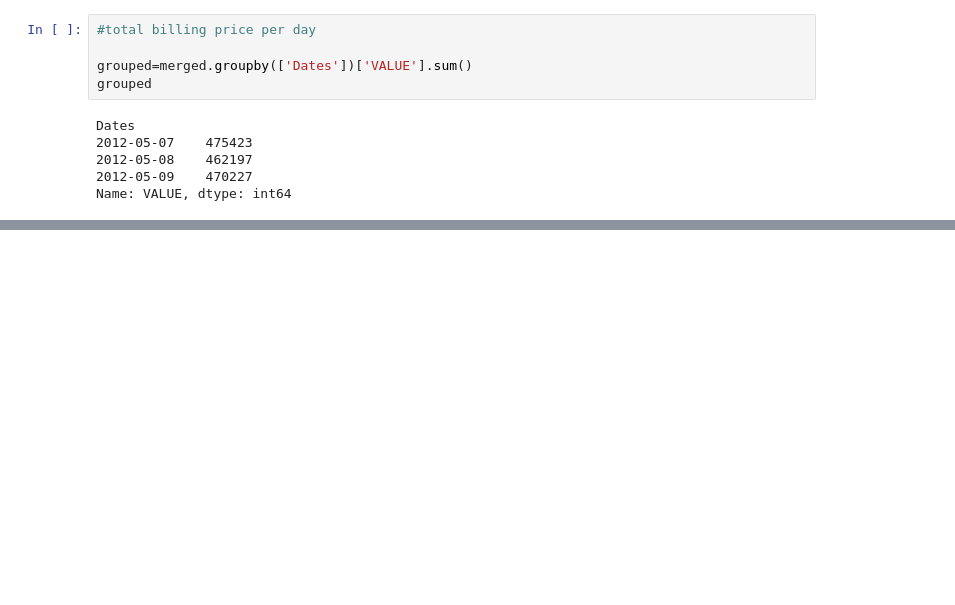
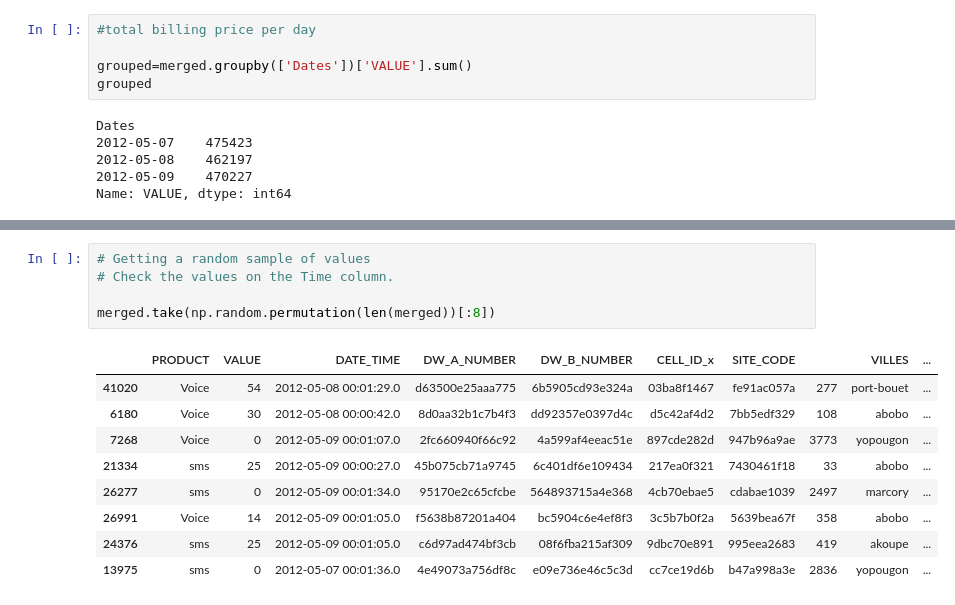
Before and after one commit to C-HARRIETH/TELECOM-DATA-ANALYSIS, a Jupyter notebook: Moringa_Data_Science_Prep_W3_Independent_Project_2021_01_Chebet_Harrieth_Data_Analysis_.ipynb, the cells around one changed output, grey strips where cells are left out. Cells and saved outputs as stored; diff of their text form; blank space fills up the shorter version.

Commit message:
Analyse the Time column

```diff
--- a/Moringa_Data_Science_Prep_W3_Independent_Project_2021_01_Chebet_Harrieth_Data_Analysis_.ipynb
+++ b/Moringa_Data_Science_Prep_W3_Independent_Project_2021_01_Chebet_Harrieth_Data_Analysis_.ipynb
@@ -603,0 +631,15 @@ ValueError: ignored
+# %%
+# Getting a random sample of values
+# Check the values on the Time column.
+
+merged.take(np.random.permutation(len(merged))[:8])
+# %% [output]
+|  | PRODUCT | VALUE | DATE_TIME | DW_A_NUMBER | DW_B_NUMBER | CELL_ID_x | SITE_CODE |  | VILLES | ... |
+| 41020 | Voice | 54 | 2012-05-08 00:01:29.0 | d63500e25aaa775 | 6b5905cd93e324a | 03ba8f1467 | fe91ac057a | 277 | port-bouet | ... |
+| 6180 | Voice | 30 | 2012-05-08 00:00:42.0 | 8d0aa32b1c7b4f3 | dd92357e0397d4c | d5c42af4d2 | 7bb5edf329 | 108 | abobo | ... |
+| 7268 | Voice | 0 | 2012-05-09 00:01:07.0 | 2fc660940f66c92 | 4a599af4eeac51e | 897cde282d | 947b96a9ae | 3773 | yopougon | ... |
+| 21334 | sms | 25 | 2012-05-09 00:00:27.0 | 45b075cb71a9745 | 6c401df6e109434 | 217ea0f321 | 7430461f18 | 33 | abobo | ... |
+| 26277 | sms | 0 | 2012-05-09 00:01:34.0 | 95170e2c65cfcbe | 564893715a4e368 | 4cb70ebae5 | cdabae1039 | 2497 | marcory | ... |
+| 26991 | Voice | 14 | 2012-05-09 00:01:05.0 | f5638b87201a404 | bc5904c6e4ef8f3 | 3c5b7b0f2a | 5639bea67f | 358 | abobo | ... |
+| 24376 | sms | 25 | 2012-05-09 00:01:05.0 | c6d97ad474bf3cb | 08f6fba215af309 | 9dbc70e891 | 995eea2683 | 419 | akoupe | ... |
+| 13975 | sms | 0 | 2012-05-07 00:01:36.0 | 4e49073a756df8c | e09e736e46c5c3d | cc7ce19d6b | b47a998a3e | 2836 | yopougon | ... |
```
Also changed, not shown: parts of 6 cells of this notebook.
